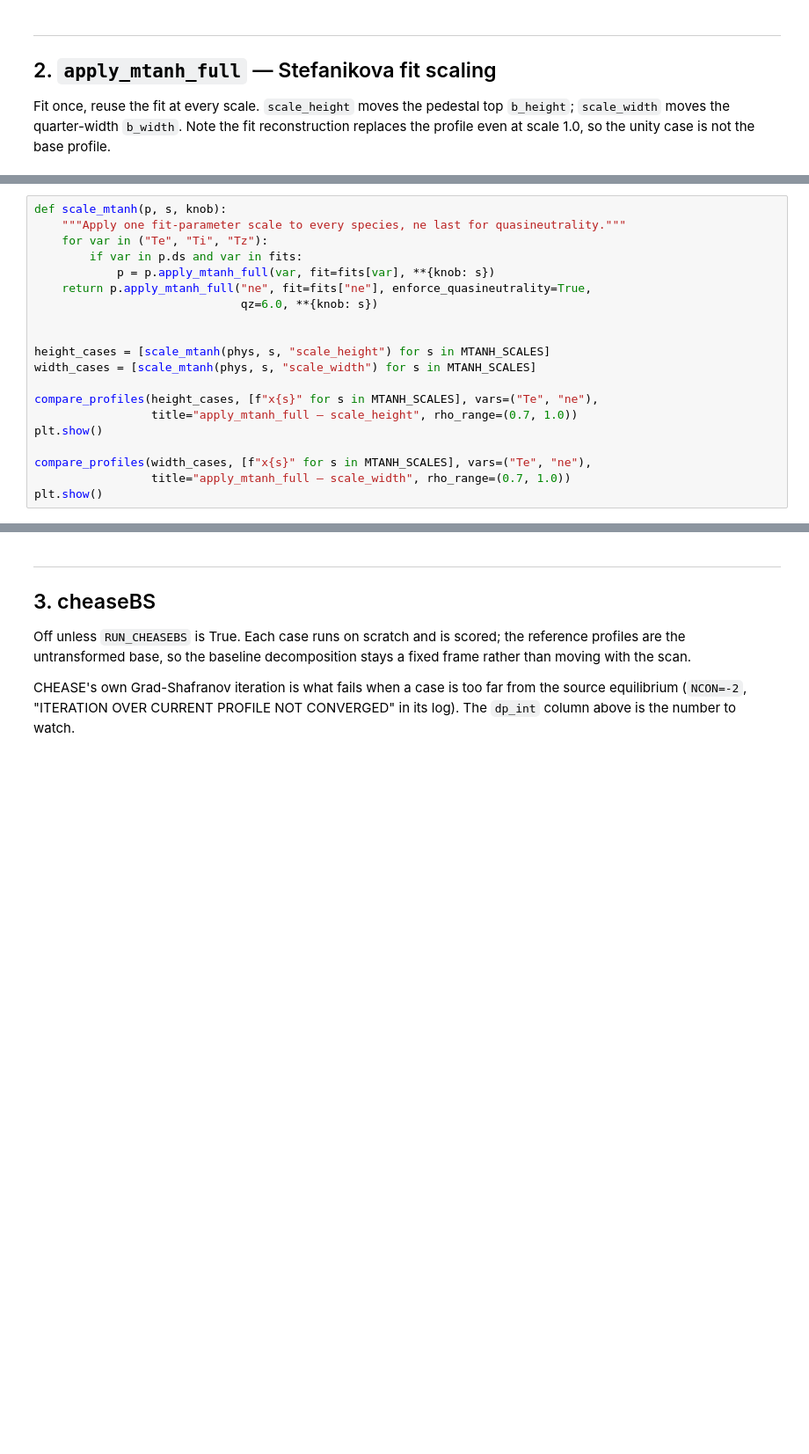
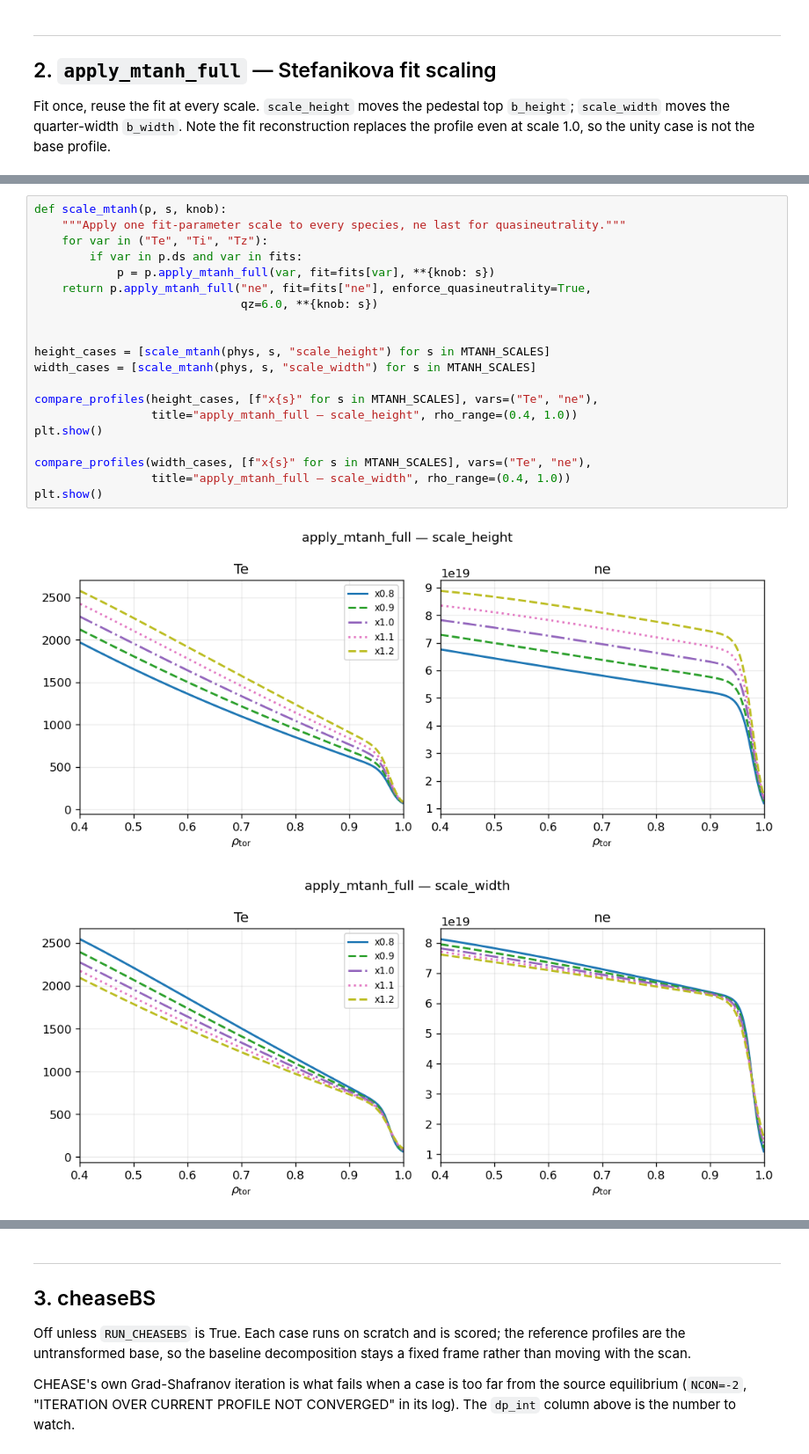
Before and after one commit to joeyschmidt97/NSTXU_lithium_study, a Jupyter notebook: reshape_convergence/DIIID_verify/diiid_scaling_check.ipynb, the cells around one changed output, grey strips where cells are left out. Shown at 88% size. Saved outputs shown, nothing was run; the diff lists cells and outputs as text; blank space fills up the shorter version.

```diff
--- a/reshape_convergence/DIIID_verify/diiid_scaling_check.ipynb
+++ b/reshape_convergence/DIIID_verify/diiid_scaling_check.ipynb
@@ -191,23 +218,26 @@ plt.show()
 # %%
 def scale_mtanh(p, s, knob):
     """Apply one fit-parameter scale to every species, ne last for quasineutrality."""
     for var in ("Te", "Ti", "Tz"):
         if var in p.ds and var in fits:
             p = p.apply_mtanh_full(var, fit=fits[var], **{knob: s})
     return p.apply_mtanh_full("ne", fit=fits["ne"], enforce_quasineutrality=True,
                               qz=6.0, **{knob: s})
 
 
 height_cases = [scale_mtanh(phys, s, "scale_height") for s in MTANH_SCALES]
 width_cases = [scale_mtanh(phys, s, "scale_width") for s in MTANH_SCALES]
 
 compare_profiles(height_cases, [f"x{s}" for s in MTANH_SCALES], vars=("Te", "ne"),
-                 title="apply_mtanh_full — scale_height", rho_range=(0.7, 1.0))
+                 title="apply_mtanh_full — scale_height", rho_range=(0.4, 1.0))
 plt.show()
 
 compare_profiles(width_cases, [f"x{s}" for s in MTANH_SCALES], vars=("Te", "ne"),
-                 title="apply_mtanh_full — scale_width", rho_range=(0.7, 1.0))
+                 title="apply_mtanh_full — scale_width", rho_range=(0.4, 1.0))
 plt.show()
+# %% [output]
+[figure, added]
+[figure, added]
 # %%
 summary(phys, height_cases, [f"height x{s}" for s in MTANH_SCALES])
 print()
```
Also changed, not shown: parts of 9 cells of this notebook, 11 other files.
